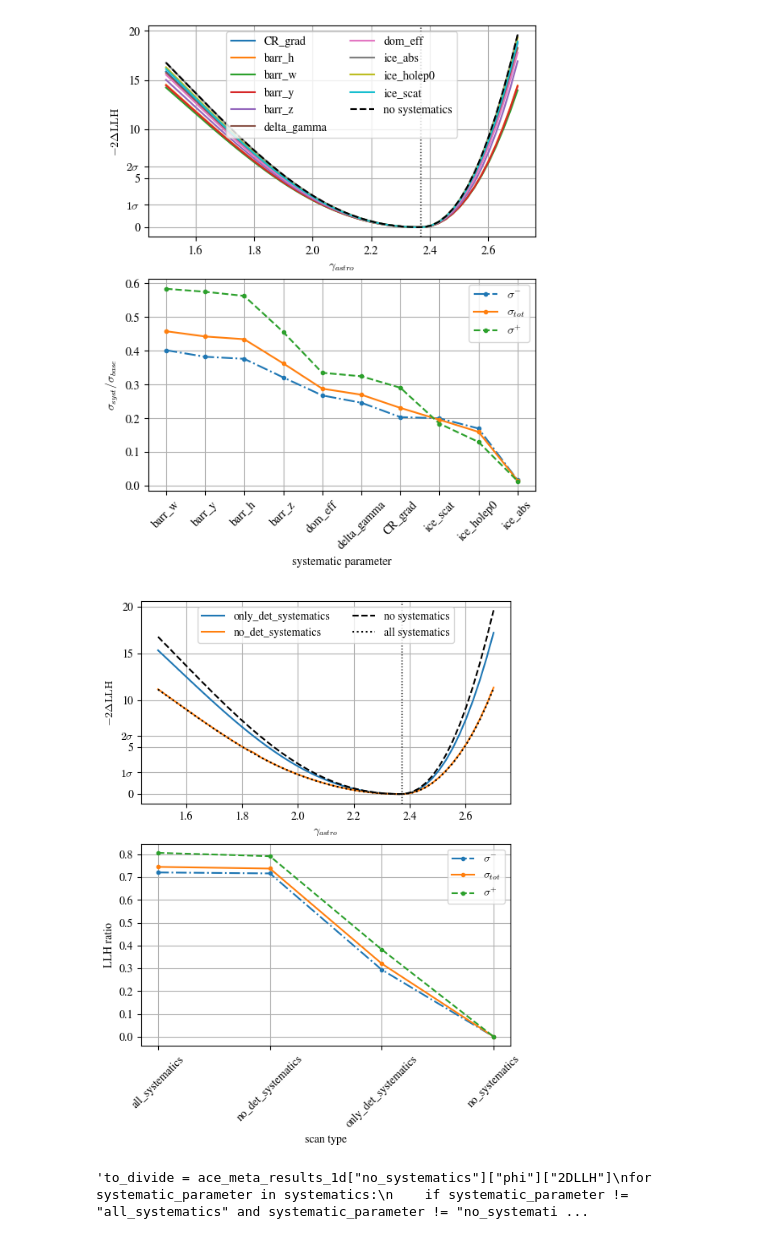
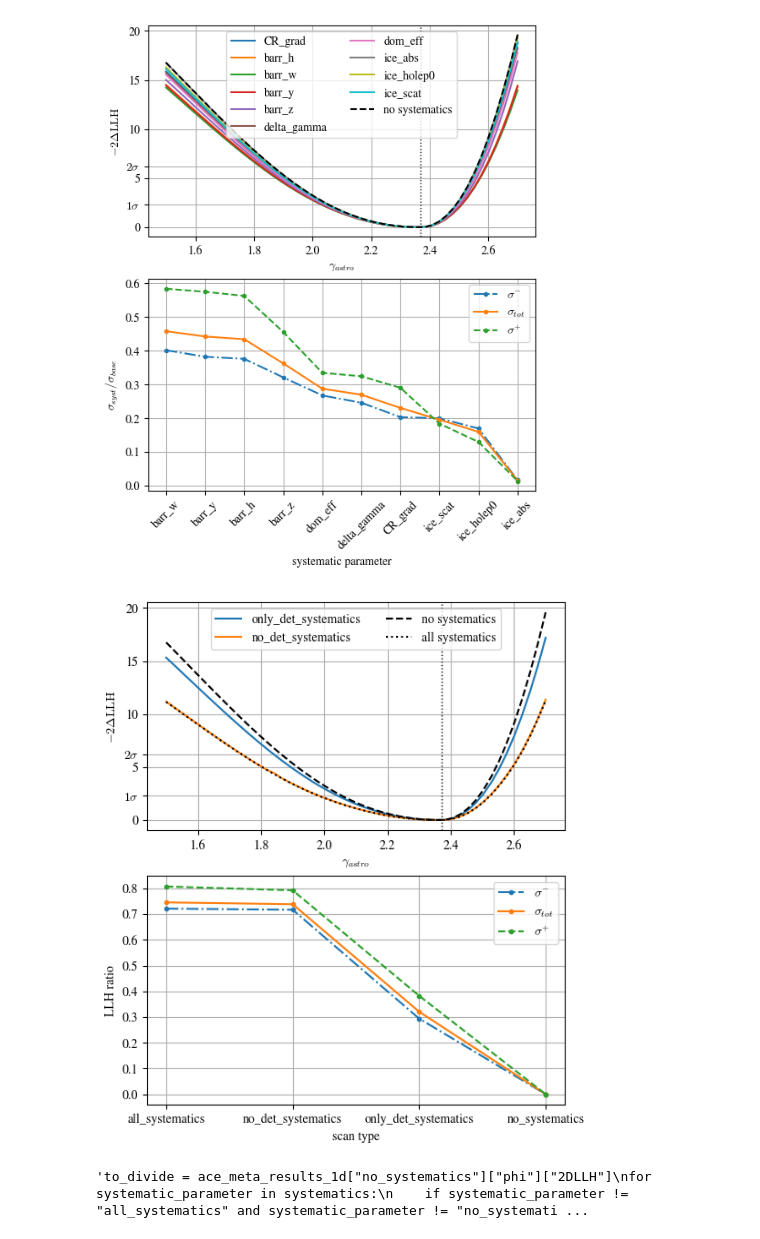
Before and after one commit to philippfuerst9/AachenCombinedEnergy, a Jupyter notebook: analysis/NNMFit_1d_analysis.ipynb, the cells around one changed output. Drawn from its saved outputs; the diff is of its cells as text; code cells hidden in the pictures.

```diff
--- a/analysis/NNMFit_1d_analysis.ipynb
+++ b/analysis/NNMFit_1d_analysis.ipynb
@@ -52,8 +52,8 @@ class LLHScan_1D(object):
     def __init__(self, path):
 
         self.path = os.path.join(path)
-        self.scan_gamma_files = sorted(glob.glob(os.path.join(self.path, "*FitRes_gamma_astro*")))
-        self.scan_phi_files = sorted(glob.glob(os.path.join(self.path, "*FitRes_astro_norm*")))
+        self.scan_gamma_files = sorted(glob.glob(os.path.join(self.path, "*FitRes*gamma_astro*")))
+        self.scan_phi_files = sorted(glob.glob(os.path.join(self.path, "*FitRes*astro_norm*")))
         self.best_fit = None
         self.min_LLH = 0.0
         self.best_gamma = None
@@ -135,6 +135,7 @@ def get_results(path, systematics):
         results = scan.fit_results()
         fit_results[systematic] = results
     return fit_results
+
 def read_random_fitfile(directory):
     """reads an arbitrary fit result pickle file from directory."""
     files = os.listdir(directory)
@@ -416,35 +417,35 @@ styles = ["-.", "-", "--"]
 for idx, sigma_type in enumerate(["sigma_minus", "sigma_tot", "sigma_plus"]):
     ax2.plot(sorted_sigma_data_2d_metascans["gamma"]["meta_scans"],
              sorted_sigma_data_2d_metascans["gamma"][sigma_type],
              label = sigma_labels[idx], marker = ".", linestyle = styles[idx])
 ax2.legend()
 ax2.set_ylabel("$\sigma_{syst} / \sigma_{base}$")
 ax2.set_xlabel("systematic parameter")
 for tick in ax2.get_xticklabels():
-    tick.set_rotation(45)
+    tick.set_rotation(0)
 ax2.grid()
 
 
 """to_divide = ace_meta_results_1d["no_systematics"]["gamma"]["2DLLH"]
 for systematic_parameter in meta_scans:
     #if systematic_parameter != "all_systematics" and systematic_parameter != "no_systematics":
     print(systematic_parameter)
     ax2.plot(ace_meta_results_1d[systematic_parameter]["gamma"]["scan_points"],
         ace_meta_results_1d[systematic_parameter]["gamma"]["2DLLH"]/to_divide, label=systematic_parameter)
 
 #ax2.plot(trunc_full_fit["gamma"]["scan_points"],
 #         trunc_full_fit["gamma"]["2DLLH"]/to_divide, label = "$E_{truncated}$ full syst", color="red")
 
 """
 
 #ax2.axvline(asimov_gamma, color="black", linewidth = 1, linestyle=":")
 ax2.set_xlabel("scan type")
 ax2.set_ylabel('LLH ratio',rotation=90)
 ax2.grid(True)
 
 plt.savefig("/home/pfuerst/master_thesis/plots/NNMFit/analysis/ACE_meta_1d_scans_gamma.png")
 # %% [output]
-[figure, old version]
+[figure, new version]
 # %%
 phi_label_str = "$\Phi^{astroph.}_{@100 \mathrm{TeV}} $ $/$ $ 10^{-18} \mathrm{GeV}^{-1} \mathrm{cm}^{-2} \mathrm{s}^{-1} \mathrm{sr}^{-1}$"
 # %%
```
Also changed, not shown: parts of 35 cells of this notebook, 1 other file.
